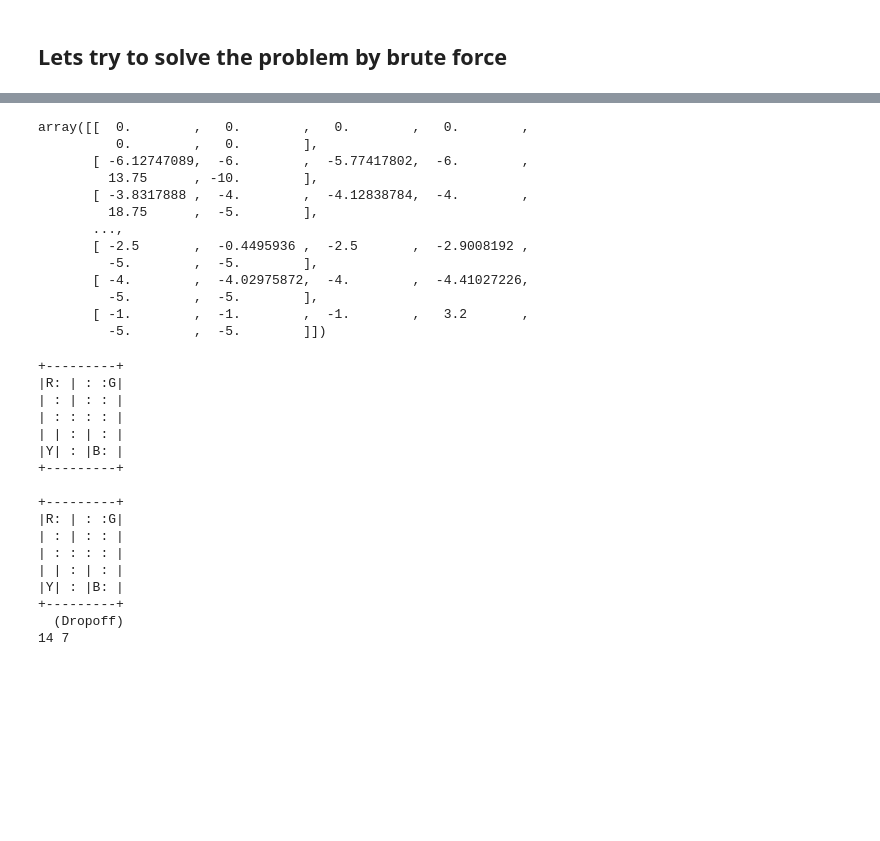
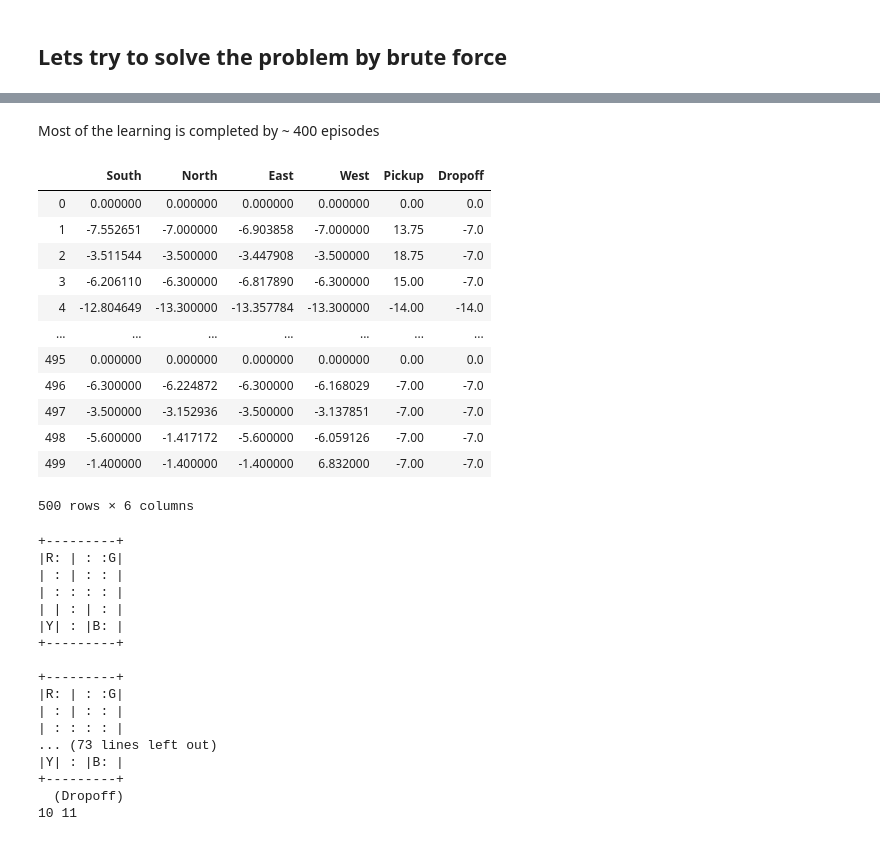
Before and after one commit to ashishsaxena/aiml, a Jupyter notebook: notebooks/RL - basic Q Learning for Taxi problem.ipynb, the cells around one changed output, grey strips where cells are left out. Cells and saved outputs as stored; diff of their text form; code cells hidden in the pictures; blank space fills up the shorter version.

```diff
--- a/notebooks/RL - basic Q Learning for Taxi problem.ipynb
+++ b/notebooks/RL - basic Q Learning for Taxi problem.ipynb
@@ -191,21 +252,24 @@ sns.lineplot(x = 0, y = 1, data = df)
+# %% [markdown]
+Most of the learning is completed by ~ 400 episodes
 # %%
 # Q table after training
-Q
+pd.DataFrame(Q, columns = actions)
 # %% [output]
+|  | South | North | East | West | Pickup | Dropoff |
+| 0 | 0.000000 | 0.000000 | 0.000000 | 0.000000 | 0.00 | 0.0 |
+| 1 | -7.552651 | -7.000000 | -6.903858 | -7.000000 | 13.75 | -7.0 |
+| 2 | -3.511544 | -3.500000 | -3.447908 | -3.500000 | 18.75 | -7.0 |
+| 3 | -6.206110 | -6.300000 | -6.817890 | -6.300000 | 15.00 | -7.0 |
+| 4 | -12.804649 | -13.300000 | -13.357784 | -13.300000 | -14.00 | -14.0 |
+| ... | ... | ... | ... | ... | ... | ... |
+| 495 | 0.000000 | 0.000000 | 0.000000 | 0.000000 | 0.00 | 0.0 |
+| 496 | -6.300000 | -6.224872 | -6.300000 | -6.168029 | -7.00 | -7.0 |
+| 497 | -3.500000 | -3.152936 | -3.500000 | -3.137851 | -7.00 | -7.0 |
+| 498 | -5.600000 | -1.417172 | -5.600000 | -6.059126 | -7.00 | -7.0 |
+| 499 | -1.400000 | -1.400000 | -1.400000 | 6.832000 | -7.00 | -7.0 |
-array([[  0.        ,   0.        ,   0.        ,   0.        ,
-          0.        ,   0.        ],
-       [ -6.12747089,  -6.        ,  -5.77417802,  -6.        ,
-         13.75      , -10.        ],
-       [ -3.8317888 ,  -4.        ,  -4.12838784,  -4.        ,
-         18.75      ,  -5.        ],
-       ...,
-       [ -2.5       ,  -0.4495936 ,  -2.5       ,  -2.9008192 ,
-         -5.        ,  -5.        ],
-       [ -4.        ,  -4.02975872,  -4.        ,  -4.41027226,
-         -5.        ,  -5.        ],
-       [ -1.        ,  -1.        ,  -1.        ,   3.2       ,
-         -5.        ,  -5.        ]])
+500 rows × 6 columns
 # %%
+# Lets traverse the path based on q-learning solution
 reward = 0
 total_reward = 0
 steps = 0
@@ -215,9 +279,9 @@ done = False
 while not done:
     action = np.argmax(Q[s])
     s, reward, done, _ = env.step(action)
+    env.render()
     total_reward += reward
     steps+=1
-env.render()
 print(steps, total_reward)
 # %% [output]
 +---------+
@@ -232,8 +296,8 @@ print(steps, total_reward)
 |R: | : :G|
 | : | : : |
 | : : : : |
-| | : | : |
+... (73 lines left out)
 |Y| : |B: |
 +---------+
   (Dropoff)
-14 7
+10 11
```
Also changed, not shown: parts of 23 cells of this notebook.
